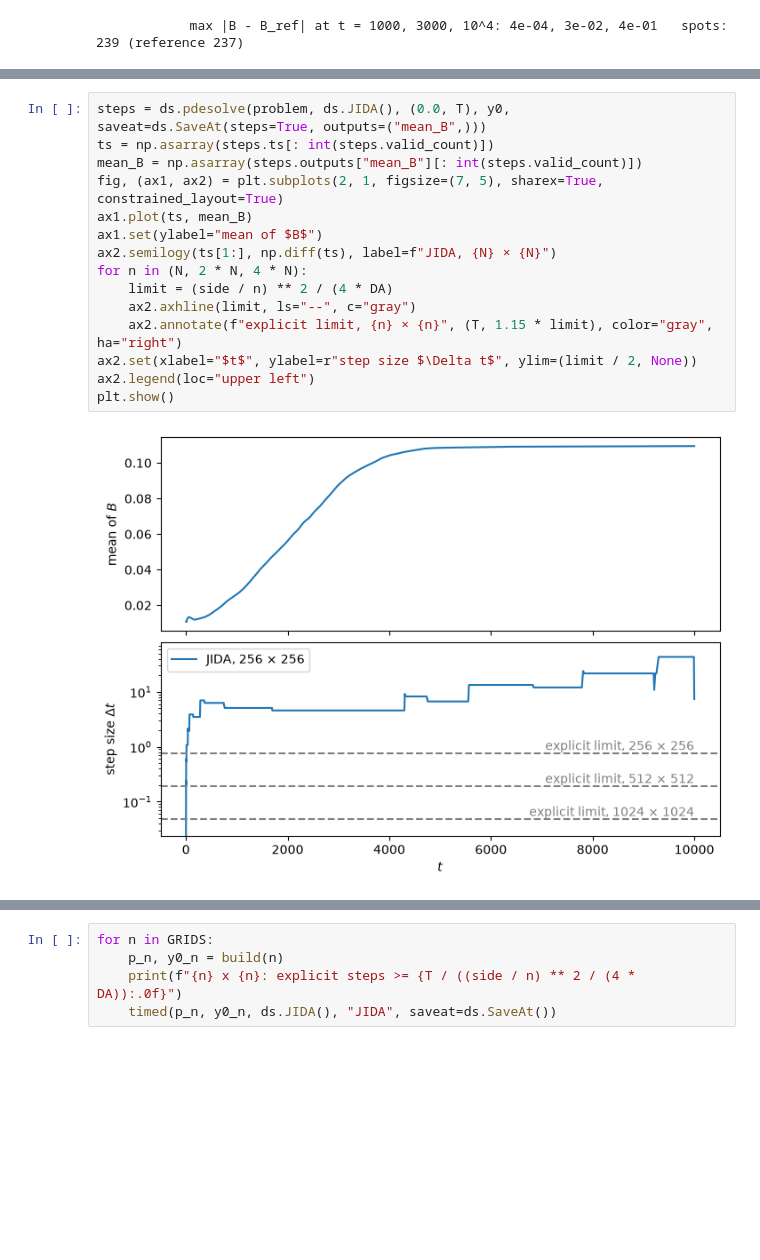
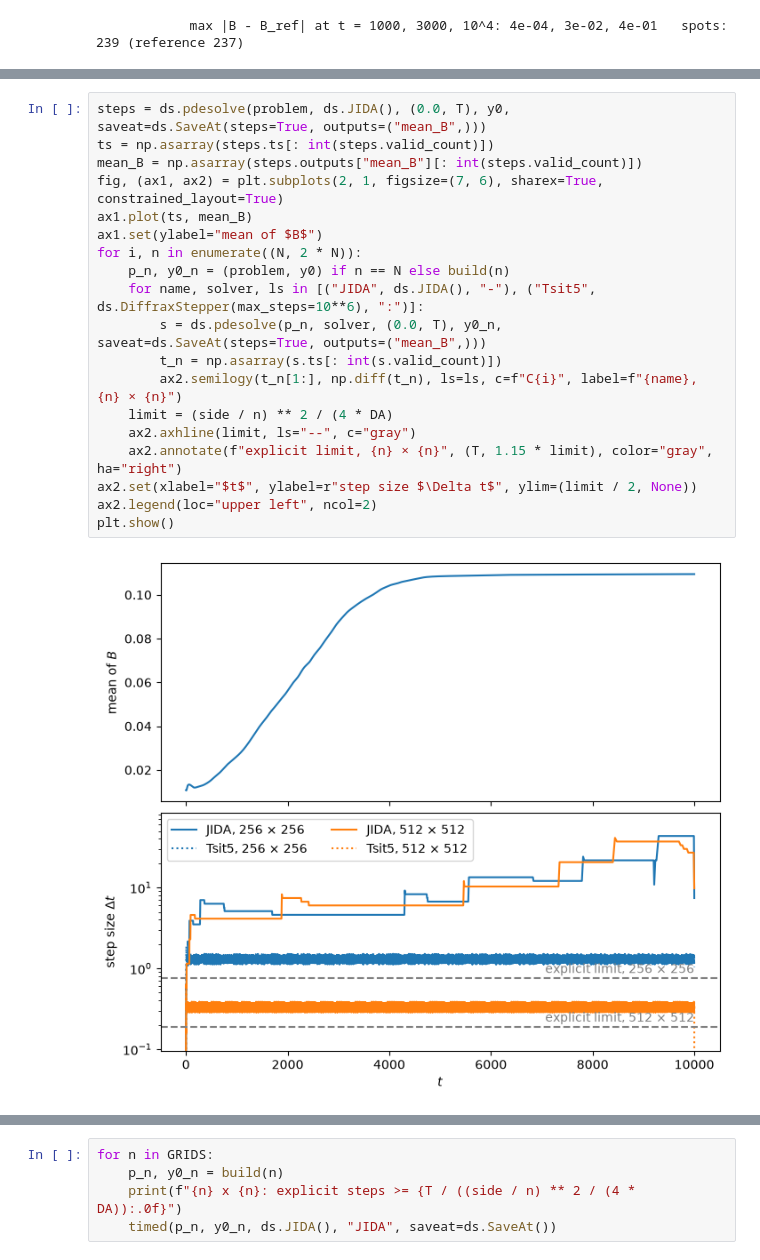
Before and after one commit to stmorgenstern/diff-soup, a Jupyter notebook: docs/tutorials/stiff_reaction_diffusion.ipynb, the cells around one changed output, grey strips where cells are left out. Saved outputs shown, nothing was run; the diff lists cells and outputs as text; blank space fills up the shorter version.

```diff
--- a/docs/tutorials/stiff_reaction_diffusion.ipynb
+++ b/docs/tutorials/stiff_reaction_diffusion.ipynb
@@ -144,18 +144,22 @@ An explicit method such as forward Euler is stable only for steps $\Delta t \le
 # %%
 steps = ds.pdesolve(problem, ds.JIDA(), (0.0, T), y0, saveat=ds.SaveAt(steps=True, outputs=("mean_B",)))
 ts = np.asarray(steps.ts[: int(steps.valid_count)])
 mean_B = np.asarray(steps.outputs["mean_B"][: int(steps.valid_count)])
-fig, (ax1, ax2) = plt.subplots(2, 1, figsize=(7, 5), sharex=True, constrained_layout=True)
+fig, (ax1, ax2) = plt.subplots(2, 1, figsize=(7, 6), sharex=True, constrained_layout=True)
 ax1.plot(ts, mean_B)
 ax1.set(ylabel="mean of $B$")
-ax2.semilogy(ts[1:], np.diff(ts), label=f"JIDA, {N} × {N}")
-for n in (N, 2 * N, 4 * N):
+for i, n in enumerate((N, 2 * N)):
+    p_n, y0_n = (problem, y0) if n == N else build(n)
+    for name, solver, ls in [("JIDA", ds.JIDA(), "-"), ("Tsit5", ds.DiffraxStepper(max_steps=10**6), ":")]:
+        s = ds.pdesolve(p_n, solver, (0.0, T), y0_n, saveat=ds.SaveAt(steps=True, outputs=("mean_B",)))
+        t_n = np.asarray(s.ts[: int(s.valid_count)])
+        ax2.semilogy(t_n[1:], np.diff(t_n), ls=ls, c=f"C{i}", label=f"{name}, {n} × {n}")
     limit = (side / n) ** 2 / (4 * DA)
     ax2.axhline(limit, ls="--", c="gray")
     ax2.annotate(f"explicit limit, {n} × {n}", (T, 1.15 * limit), color="gray", ha="right")
 ax2.set(xlabel="$t$", ylabel=r"step size $\Delta t$", ylim=(limit / 2, None))
-ax2.legend(loc="upper left")
+ax2.legend(loc="upper left", ncol=2)
 plt.show()
 # %% [output]
-[figure, old version]
+[figure, new version]
 # %% [markdown]
```
Also changed, not shown: parts of 5 cells of this notebook, 1 other file.
